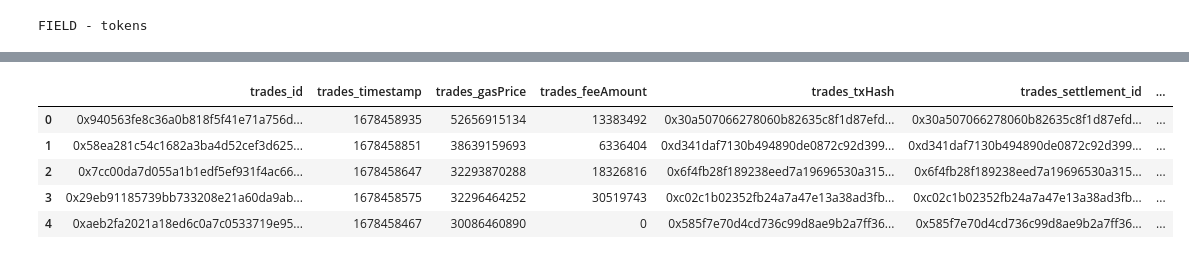
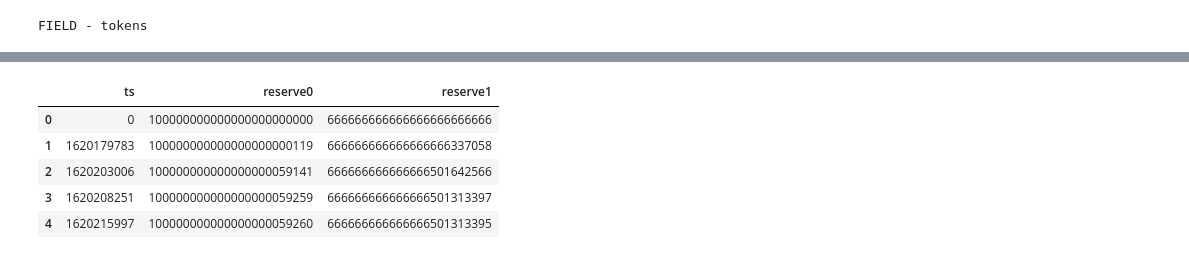
Before and after one commit to mohammed7s/Feedlot, a Jupyter notebook: forum_surplus_study/sim/simulation_basic.ipynb, the cells around one changed output, grey strips where cells are left out. Saved outputs shown, nothing was run; the diff lists cells and outputs as text; code cells hidden in the pictures.

```diff
--- a/forum_surplus_study/sim/simulation_basic.ipynb
+++ b/forum_surplus_study/sim/simulation_basic.ipynb
@@ -4,6 +8,3 @@ from pool import AMMPoolHistory
 # Define token0=USDC and token1=WETH
 token0 = '0xa0b86991c6218b36c1d19d4a2e9eb0ce3606eb48'
 token1 = '0xc02aaa39b223fe8d0a0e5c4f27ead9083c756cc2'
-# %%
-# Create an instance of AMMPoolHistory
-feedlot = AMMPoolHistory(1000000000, 666666)
@@ -249 +281,3 @@ merged_df2['cow_price'] = merged_df2['sell_amount'] / merged_df2['buy_amount']
+# %%
+results = pd.DataFrame(feedlot.history)
 # %%
@@ -273,9 +287,9 @@ dtype: object
 # %%
-trades_df.head(5)
+results.head(5)
 # %% [output]
-|  | trades_id | trades_timestamp | trades_gasPrice | trades_feeAmount | trades_txHash | trades_settlement_id | ... |
-| 0 | 0x940563fe8c36a0b818f5f41e71a756d... | 1678458935 | 52656915134 | 13383492 | 0x30a507066278060b82635c8f1d87efd... | 0x30a507066278060b82635c8f1d87efd... | ... |
-| 1 | 0x58ea281c54c1682a3ba4d52cef3d625... | 1678458851 | 38639159693 | 6336404 | 0xd341daf7130b494890de0872c92d399... | 0xd341daf7130b494890de0872c92d399... | ... |
-| 2 | 0x7cc00da7d055a1b1edf5ef931f4ac66... | 1678458647 | 32293870288 | 18326816 | 0x6f4fb28f189238eed7a19696530a315... | 0x6f4fb28f189238eed7a19696530a315... | ... |
-| 3 | 0x29eb91185739bb733208e21a60da9ab... | 1678458575 | 32296464252 | 30519743 | 0xc02c1b02352fb24a7a47e13a38ad3fb... | 0xc02c1b02352fb24a7a47e13a38ad3fb... | ... |
-| 4 | 0xaeb2fa2021a18ed6c0a7c0533719e95... | 1678458467 | 30086460890 | 0 | 0x585f7e70d4cd736c99d8ae9b2a7ff36... | 0x585f7e70d4cd736c99d8ae9b2a7ff36... | ... |
+|  | ts | reserve0 | reserve1 |
+| 0 | 0 | 100000000000000000000000 | 666666666666666666666666 |
+| 1 | 1620179783 | 100000000000000000000119 | 666666666666666666337058 |
+| 2 | 1620203006 | 100000000000000000059141 | 666666666666666501642566 |
+| 3 | 1620208251 | 100000000000000000059259 | 666666666666666501313397 |
+| 4 | 1620215997 | 100000000000000000059260 | 666666666666666501313395 |
```
Also changed, not shown: parts of 39 cells of this notebook.
